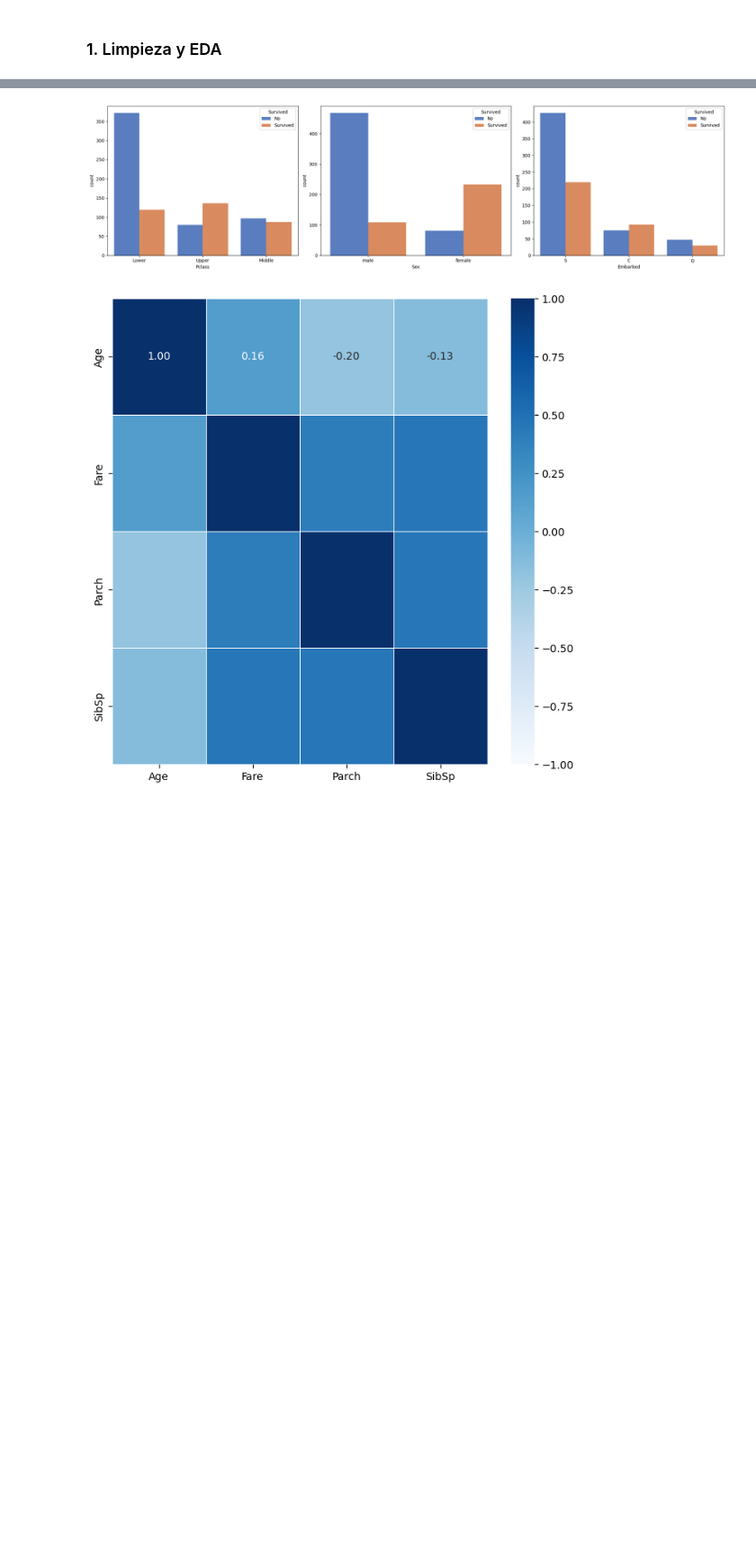
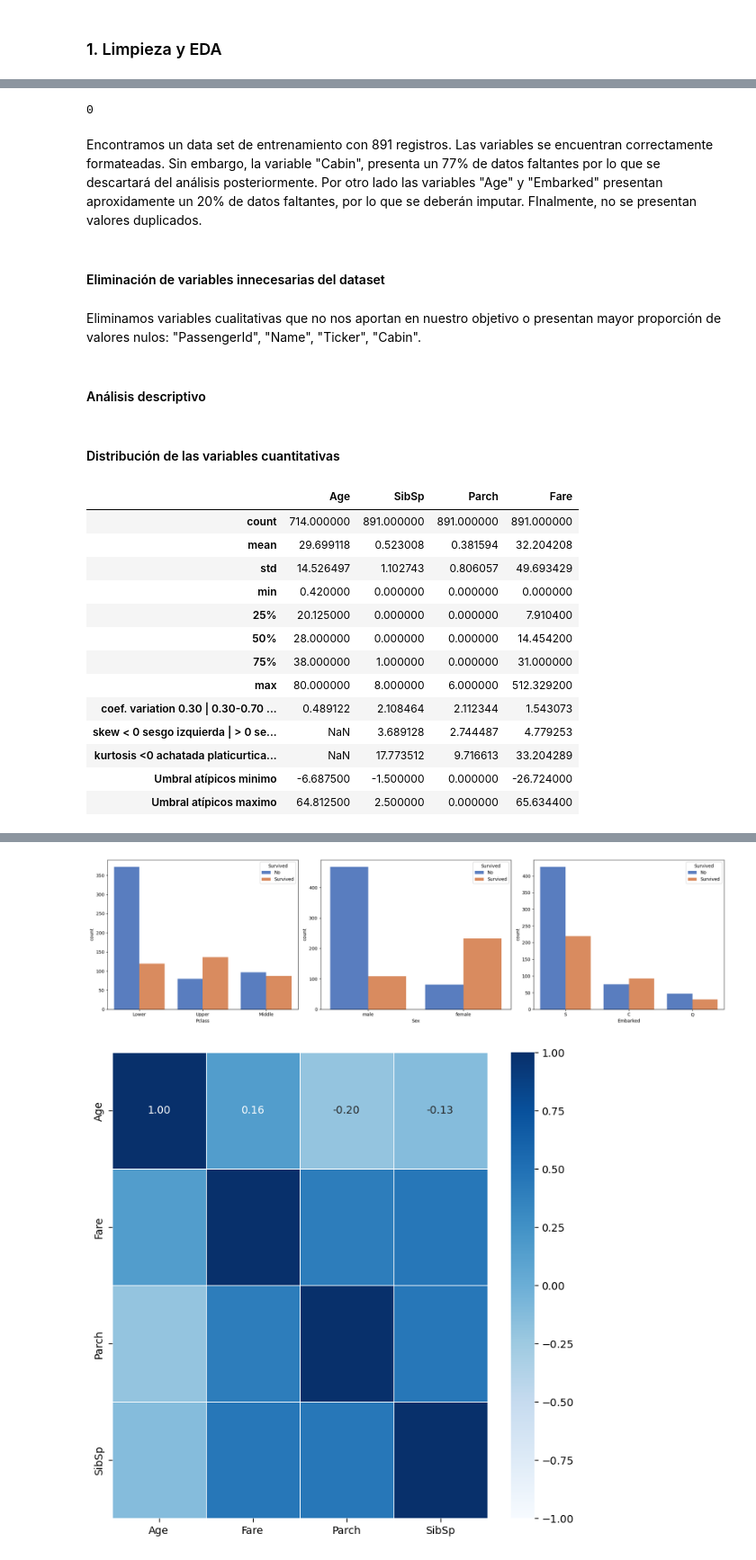
Before and after one commit to finanzasvlr/Titanic, a Jupyter notebook: Caso Titanic.ipynb, the cells around one changed output, grey strips where cells are left out. Shown: that part at 90% size. Cells and saved outputs as stored; diff of their text form; code cells hidden in the pictures; blank space fills up the shorter version.

```diff
--- a/Caso Titanic.ipynb
+++ b/Caso Titanic.ipynb
@@ -12,7 +14,7 @@ import pandas as pd
 import numpy as np
 import sklearn
 import seaborn as sns
-import missingno as msno
+import missingno as msno #previamente se debe instarlar a través de consola
 from sklearn.ensemble import RandomForestRegressor
 from sklearn.impute import KNNImputer
 from sklearn.preprocessing import LabelEncoder
@@ -25,7 +27,33 @@ from sklearn.metrics import accuracy_score, confusion_matrix, precision_score, r
 from sklearn.model_selection import RandomizedSearchCV, train_test_split
 from scipy.stats import randint
 
+
+# Tree Visualisation
+from sklearn.tree import export_graphviz
+from IPython.display import Image
+import graphviz #previamente se debe instarlar a través de consola
+
+#Ignorar alertas
 import warnings
 warnings.filterwarnings('ignore')
+
+from scipy.stats import skew, kurtosis  ## funciones estadísticas
+def tabla_descriptivas(columnas):
+    tabla_descriptivas=pd.DataFrame(columnas.describe())
+    tabla_descriptivas.loc['coef. variation 0.30 | 0.30-0.70 | 0.70']=columnas.std()/columnas.mean()
+    tabla_descriptivas.loc['skew < 0 sesgo izquierda | > 0 sesgo derecha ']=skew(columnas) #Sesgo o asimetría
+    tabla_descriptivas.loc['kurtosis <0 achatada platicurtica | > 0 empinada leptocurtica']=kurtosis(columnas)
+    q1=columnas.quantile(0.25)
+    q3=columnas.quantile(0.75)
+    IQR=q3-q1
+    outliers = columnas[ ((columnas<(q1-1.5*IQR)) | (columnas>(q3+1.5*IQR))) ]
+    outlier_minimos = columnas[columnas<(q1-1.5*IQR)]
+    outlier_maximos = columnas[columnas>(q3+1.5*IQR)]
+    tabla_descriptivas.loc['Umbral atípicos minimo']=  columnas.quantile(0.25) - (columnas.quantile(0.75) - columnas.quantile(0.25))*1.5
+    tabla_descriptivas.loc['Umbral atípicos maximo']=  columnas.quantile(0.75) + (columnas.quantile(0.75) - columnas.quantile(0.25))*1.5
+    #tabla_descriptivas.loc['cantidad atipicos minimos']=   len(outlier_minimos)
+    #tabla_descriptivas.loc['cantidad atipicos maximos']= len(outlier_maximos)
+    #tabla_descriptivas.loc['cantidad_total_atípicos']= len(outliers)
+    return tabla_descriptivas
 # %% [markdown]
 ### 1. Limpieza y EDA
@@ -31,0 +112,8 @@ warnings.filterwarnings('ignore')
+# %%
+df.duplicated().sum()
+# %% [output]
+0
+# %% [markdown]
+Encontramos un data set de entrenamiento con 891 registros. Las variables se encuentran correctamente formateadas.  Sin embargo, la variable "Cabin", presenta un 77% de datos faltantes por lo que se descartará del análisis posteriormente.  Por otro lado las variables "Age" y "Embarked" presentan aproxidamente un 20% de datos faltantes, por lo que se deberán imputar. FInalmente, no se presentan valores duplicados.
+# %% [markdown]
+#### Eliminación de variables innecesarias del dataset
@@ -31,0 +123,23 @@ warnings.filterwarnings('ignore')
+# %% [markdown]
+Eliminamos variables cualitativas que no nos aportan en nuestro objetivo o presentan mayor proporción de valores nulos: "PassengerId", "Name", "Ticker", "Cabin".
+# %% [markdown]
+#### Análisis descriptivo
+# %% [markdown]
+#### Distribución de las variables cuantitativas
+# %%
+tabla_descriptivas(df[['Age', 'SibSp','Parch','Fare']])
+# %% [output]
+|  | Age | SibSp | Parch | Fare |
+| count | 714.000000 | 891.000000 | 891.000000 | 891.000000 |
+| mean | 29.699118 | 0.523008 | 0.381594 | 32.204208 |
+| std | 14.526497 | 1.102743 | 0.806057 | 49.693429 |
+| min | 0.420000 | 0.000000 | 0.000000 | 0.000000 |
+| 25% | 20.125000 | 0.000000 | 0.000000 | 7.910400 |
+| 50% | 28.000000 | 0.000000 | 0.000000 | 14.454200 |
+| 75% | 38.000000 | 1.000000 | 0.000000 | 31.000000 |
+| max | 80.000000 | 8.000000 | 6.000000 | 512.329200 |
+| coef. variation 0.30 | 0.30-0.70 ... | 0.489122 | 2.108464 | 2.112344 | 1.543073 |
+| skew < 0 sesgo izquierda | > 0 se... | NaN | 3.689128 | 2.744487 | 4.779253 |
+| kurtosis <0 achatada platicurtica... | NaN | 17.773512 | 9.716613 | 33.204289 |
+| Umbral atípicos minimo | -6.687500 | -1.500000 | 0.000000 | -26.724000 |
+| Umbral atípicos maximo | 64.812500 | 2.500000 | 0.000000 | 65.634400 |
```
Also changed, not shown: parts of 21 cells of this notebook.
